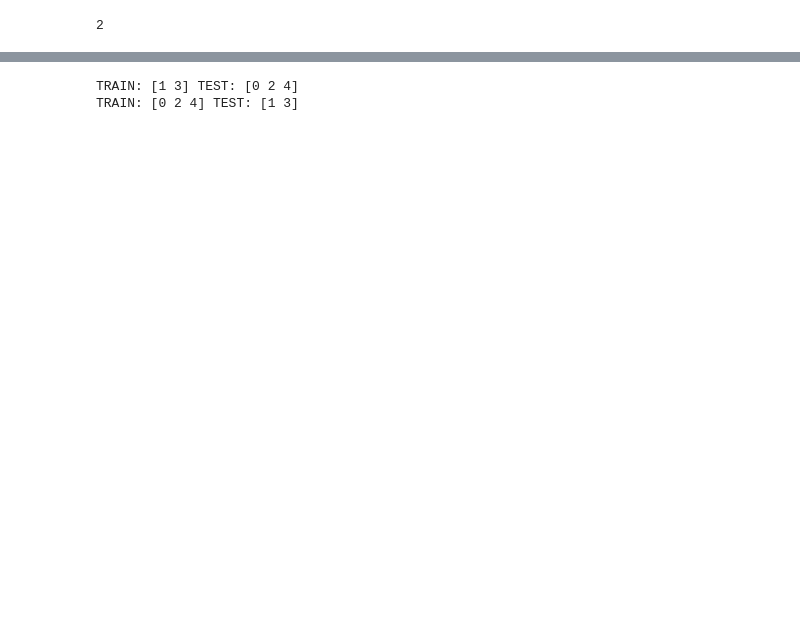
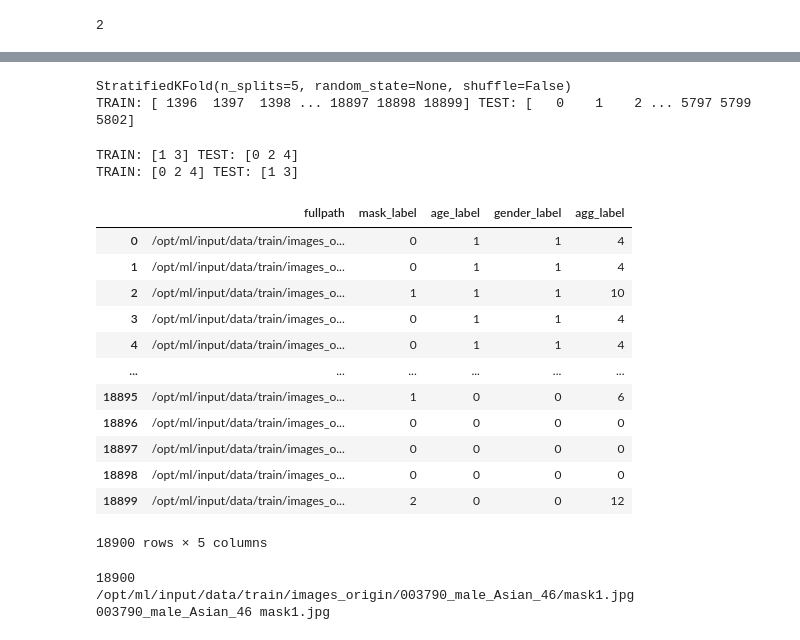
Before and after one commit to hathatinggroot/pstage-image-classification, a Jupyter notebook: data/data_lab.ipynb, the cells around one changed output, grey strips where cells are left out. Cells and saved outputs as stored; diff of their text form; code cells hidden in the pictures; blank space fills up the shorter version.

```diff
--- a/data/data_lab.ipynb
+++ b/data/data_lab.ipynb
@@ -98,3 +81,10 @@ StratifiedKFold(n_splits=2, random_state=None, shuffle=False)
+# %%
+print(skf)
+train_index, test_index = next(iter(skf.split(X, y)))
+print("TRAIN:", train_index, "TEST:", test_index)
+# %% [output]
+StratifiedKFold(n_splits=5, random_state=None, shuffle=False)
+TRAIN: [ 1396  1397  1398 ... 18897 18898 18899] TEST: [   0    1    2 ... 5797 5799 5802]
 # %%
 for train_index, test_index in skf.split(X, y):
     print("TRAIN:", train_index, "TEST:", test_index)
@@ -106,0 +102,29 @@ for train, test in skf.split()
+# %%
+train_info = pd.read_csv(os.path.join(trainDataDir, 'train_info_merged.csv'))
+train_info[['fullpath', 'mask_label', 'age_label', 'gender_label', 'agg_label']]
+# %% [output]
+|  | fullpath | mask_label | age_label | gender_label | agg_label |
+| 0 | /opt/ml/input/data/train/images_o... | 0 | 1 | 1 | 4 |
+| 1 | /opt/ml/input/data/train/images_o... | 0 | 1 | 1 | 4 |
+| 2 | /opt/ml/input/data/train/images_o... | 1 | 1 | 1 | 10 |
+| 3 | /opt/ml/input/data/train/images_o... | 0 | 1 | 1 | 4 |
+| 4 | /opt/ml/input/data/train/images_o... | 0 | 1 | 1 | 4 |
+| ... | ... | ... | ... | ... | ... |
+| 18895 | /opt/ml/input/data/train/images_o... | 1 | 0 | 0 | 6 |
+| 18896 | /opt/ml/input/data/train/images_o... | 0 | 0 | 0 | 0 |
+| 18897 | /opt/ml/input/data/train/images_o... | 0 | 0 | 0 | 0 |
+| 18898 | /opt/ml/input/data/train/images_o... | 0 | 0 | 0 | 0 |
+| 18899 | /opt/ml/input/data/train/images_o... | 2 | 0 | 0 | 12 |
+18900 rows × 5 columns
+# %%
+print(len(trainDataImgPaths))
+print(trainDataImgPaths[0])
+
+sub_path, name = os.path.split(trainDataImgPaths[0])
+_, path = os.path.split(sub_path)
+
+print(path, name)
+# %% [output]
+18900
+/opt/ml/input/data/train/images_origin/003790_male_Asian_46/mask1.jpg
+003790_male_Asian_46 mask1.jpg
```
Also changed, not shown: parts of 39 cells of this notebook, 40 other files.
